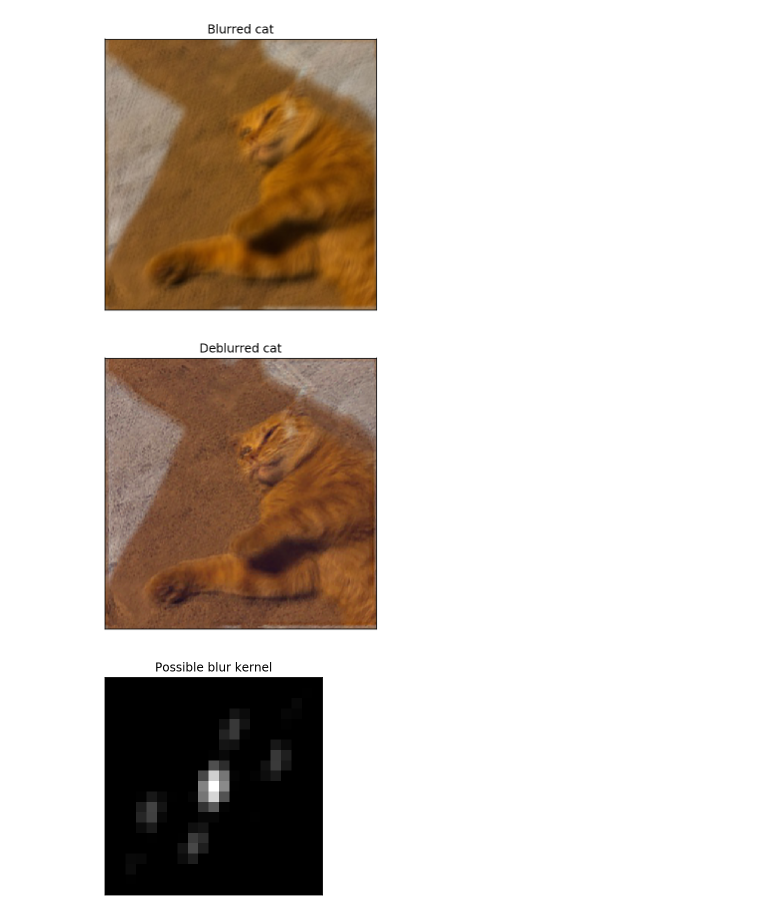
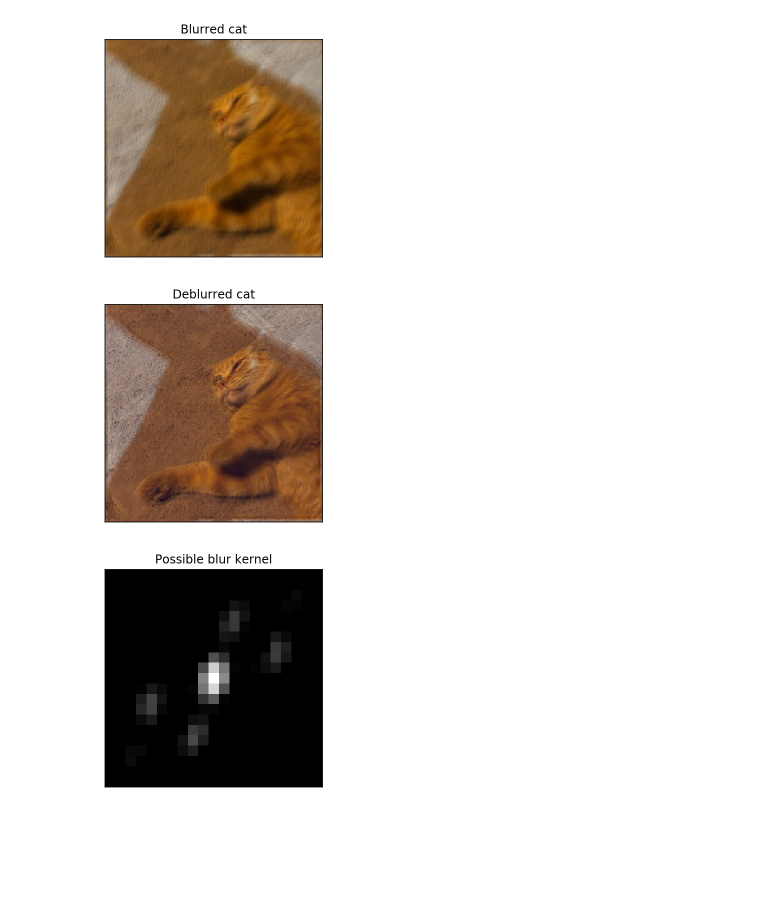
Before and after one commit to yenhsunlin/blind_deconv, a Jupyter notebook: tutorial.ipynb, the cells around one changed output. Drawn from its saved outputs; the diff is of its cells as text; code cells hidden in the pictures; blank space fills up the shorter version.

```diff
--- a/tutorial.ipynb
+++ b/tutorial.ipynb
@@ -9,25 +9,23 @@ from deblur import *
 # %%
 cat_blur = cv2.imread('images/blur.jpg')
 # %%
-plt.figure(figsize=(5,5))
 plt.imshow(cat_blur[:,:,::-1])
 plt.title('Blurred cat')
 plt.xticks([])
 plt.yticks([])
 plt.show()
 # %% [output]
-[figure, old version]
+[figure, new version]
 # %%
 cat_deblur, cat_psf = bayes_deblur(cat_blur, 21, maxiter=15,maxit_u=15,maxit_h=15, Lp=0, psf=None, params=None)
 # %%
-plt.figure(figsize=(5,5))
 plt.imshow(cat_deblur[:,:,::-1])
 plt.title('Deblurred cat')
 plt.xticks([])
 plt.yticks([])
 plt.show()
 # %% [output]
-[figure, old version]
+[figure, new version]
 # %%
 plt.imshow(cat_psf,cmap='Greys_r')
 plt.title('Possible blur kernel')
```
